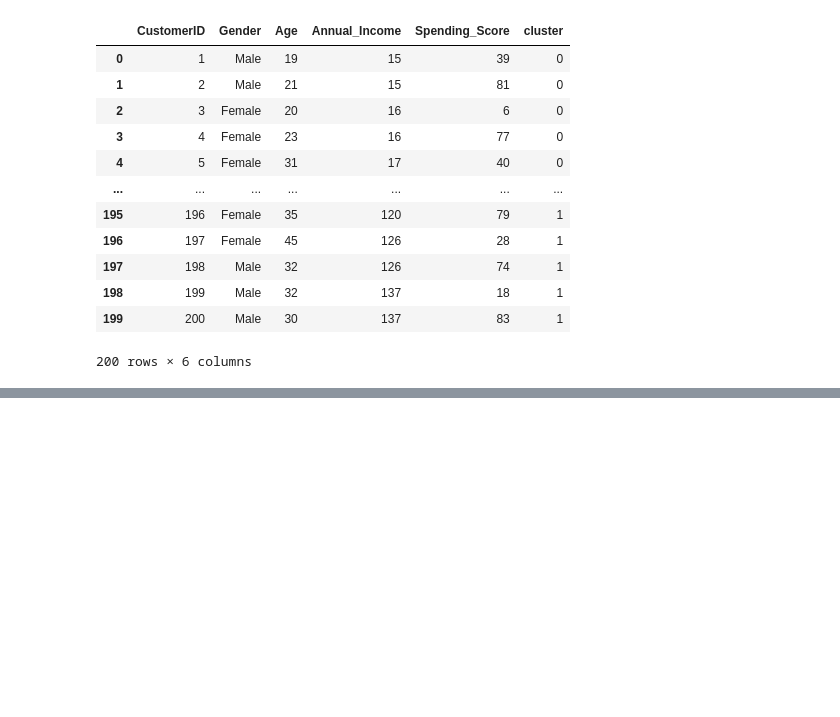
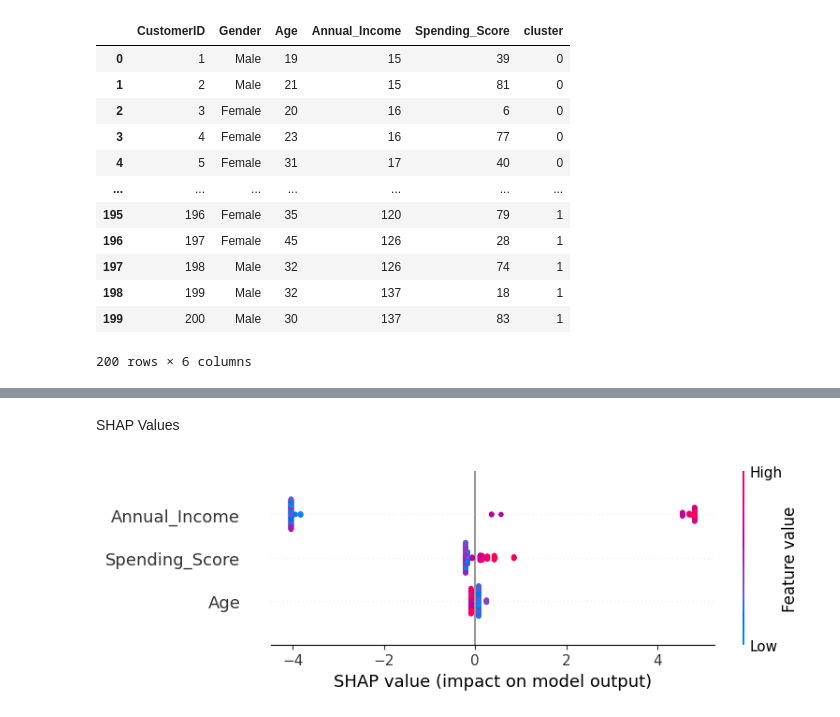
Before and after one commit to ami76/Project-K-Means, a Jupyter notebook: src/Ejercicio_de_kmeans.ipynb, the cells around one changed output, grey strips where cells are left out. Drawn from its saved outputs; the diff is of its cells as text; code cells hidden in the pictures; blank space fills up the shorter version.

```diff
--- a/src/Ejercicio_de_kmeans.ipynb
+++ b/src/Ejercicio_de_kmeans.ipynb
@@ -329,0 +329,12 @@ data_total
+# %%
+from xgboost import XGBClassifier
+from sklearn.model_selection import train_test_split
+from sklearn.metrics import classification_report, roc_auc_score
+import shap
+
+# Features y target
+X = data_total[["Age", "Annual_Income", "Spending_Score"]]
+y = data_total["cluster"]
+
+# Dividir en train y test
+X_train, X_test, y_train, y_test = train_test_split(X, y, test_size=0.2, random_state=42)
@@ -329,0 +343,3 @@ data_total
+# %%
+modelo = XGBClassifier(n_estimators=100, random_state=42, eval_metric="logloss")
+modelo.fit(X_train, y_train)
@@ -329,0 +378,10 @@ data_total
+# %% [markdown]
+SHAP Values
+# %%
+explainer = shap.TreeExplainer(modelo)
+shap_values = explainer.shap_values(X)
+
+# Gráfica de resumen: importancia y dirección de cada variable
+shap.summary_plot(shap_values, X, feature_names=["Age", "Annual_Income", "Spending_Score"])
+# %% [output]
+[figure, added]
```
Also changed, not shown: parts of 7 cells of this notebook.
